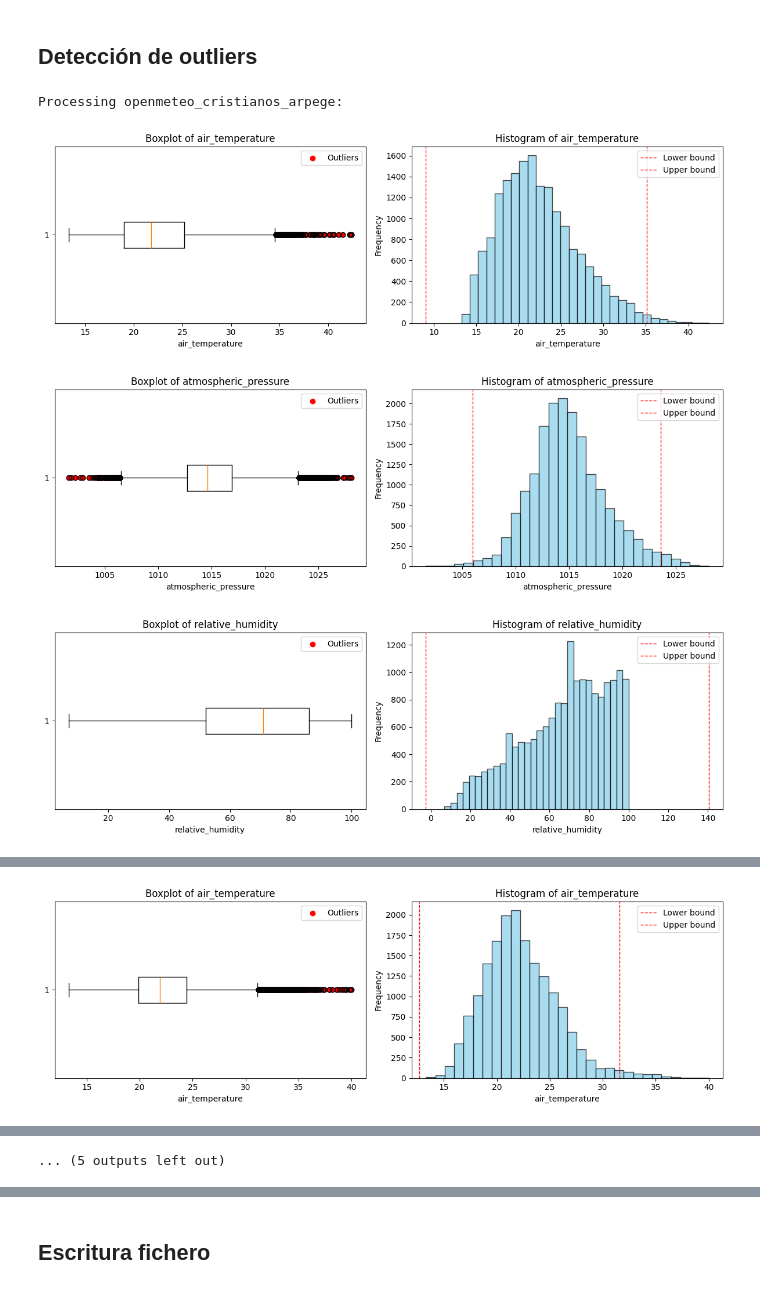
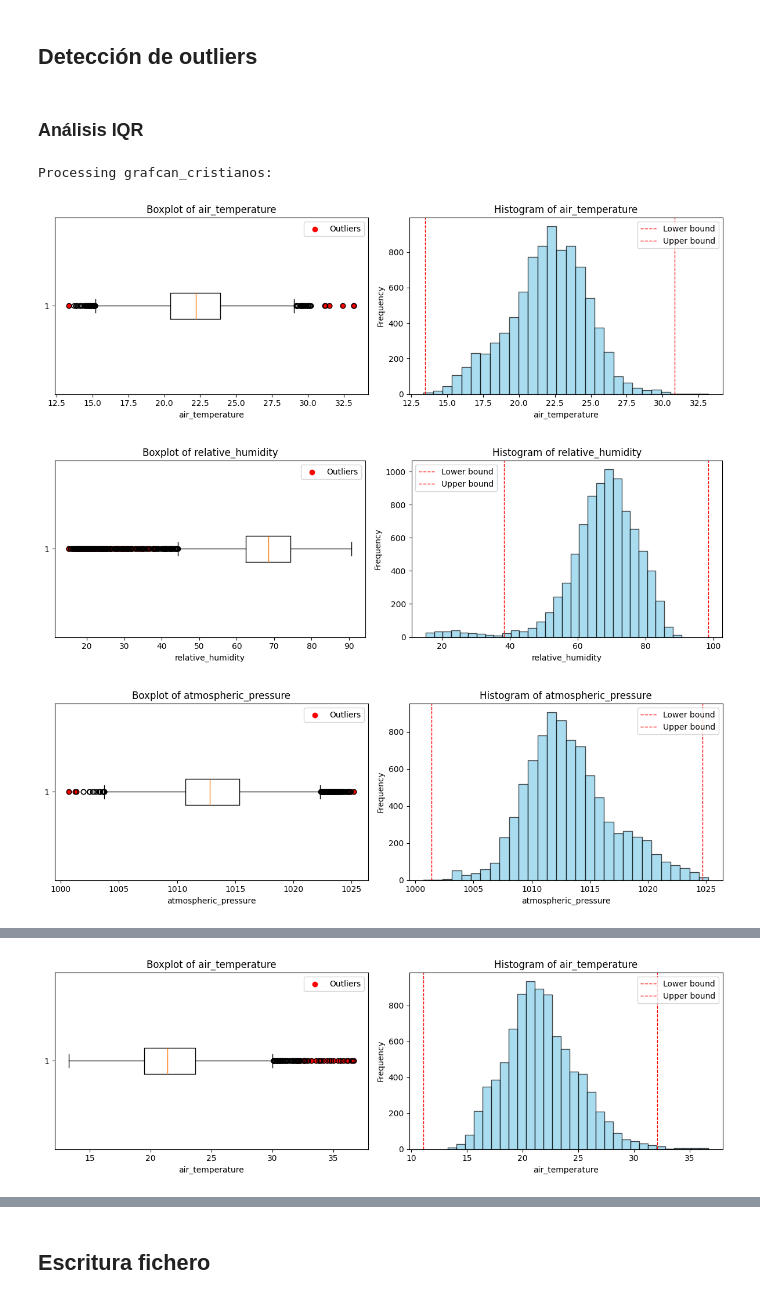
Before and after one commit to jose-r-morera/TFG_Time_Series_Forecast, a Jupyter notebook: 1_data_preprocessing/NO_analisis_cristianos.ipynb, the cells around one changed output, grey strips where cells are left out. Cells and saved outputs as stored; diff of their text form; code cells hidden in the pictures.

```diff
--- a/1_data_preprocessing/NO_analisis_cristianos.ipynb
+++ b/1_data_preprocessing/NO_analisis_cristianos.ipynb
@@ -179,5 +224,5 @@ def cubic_spline_interpolation(df):
 # %%
 for file_key, df_hourly in dataframes.items():
     # Perform cubic spline interpolation on the dataframe
-    cubic_spline_interpolation(df_hourly)
+    missing_interpolation(df_hourly)
 # %% [markdown]
@@ -270,4 +270,0 @@ Similarity Metrics for openmeteo_cristianos_arpege vs grafcan_cristianos
-# %%
-# Media de datasets openmeteo
-dataframes["openmeteo_avg"] = (dataframes["openmeteo_cristianos_arpege"] + dataframes["openmeteo_cristianos_icon"]) / 2
-datasets_similarity("openmeteo_avg", cristianos_grafcan)
@@ -373,7 +317,16 @@ Frequency: 0.00000003 Hz, Period: 8772.00 hours, Magnitude: 22231.6381
+# %%
+new_df_openmeteo = "openmeteo_" + location
+dataframes[new_df_openmeteo] = dataframes[openmeteo_icon].copy()
+
+# Erase individual dataframes
+del dataframes[openmeteo_icon]
+del dataframes[openmeteo_arpege]
 # %% [markdown]
 ## Detección de outliers
+# %% [markdown]
+### Análisis IQR
 # %%
-def detect_outliers_iqr(df, threshold=1.5, return_indices=False):
+def detect_outliers_iqr(df, columns, threshold=1.5, return_indices=False):
     """
     Detects and plots outliers in each numerical column of a Pandas DataFrame using the Interquartile Range (IQR) method.
     Optionally returns indices of the detected outliers.
@@ -390,7 +343,7 @@ def detect_outliers_iqr(df, threshold=1.5, return_indices=False):
     outliers_dict = {}
     outlier_indices_dict = {}
 
-    for column in df.select_dtypes(include=[np.number]).columns:
+    for column in df[columns].columns:
         # Calculate IQR-based bounds
         Q1 = df[column].quantile(0.25)
         Q3 = df[column].quantile(0.75)
@@ -430,30 +383,31 @@ def detect_outliers_iqr(df, threshold=1.5, return_indices=False):
         return outliers_dict, outlier_indices_dict
     return outliers_dict
 # %%
-threshold = 1.6
+threshold = 2
+columns = ["air_temperature", "relative_humidity", "atmospheric_pressure"]
 
 for file_key, df_hourly in dataframes.items():
     print(f"Processing {file_key}:")
 
     # Use the modified function to get both outlier values and their indices
-    outliers, outlier_indices = detect_outliers_iqr(df_hourly, threshold, return_indices=True)
+    outliers, outlier_indices = detect_outliers_iqr(df_hourly, columns, threshold, return_indices=True)
 
     # Print outliers for each column
     for column, indices in outlier_indices.items():
         print(f"  {column} outlier row indices: {indices}")
 
     # Combine all outlier indices from every column
     all_outlier_indices = set()
     for indices in outlier_indices.values():
         all_outlier_indices.update(indices)
 
     # Remove rows with any detected outlier
-    df_clean = df_hourly.drop(list(all_outlier_indices))
-    dataframes[file_key] = df_clean
+    # df_clean = df_hourly.drop(list(all_outlier_indices))
+    # dataframes[file_key] = df_clean
 
-    print(f"Removed {len(all_outlier_indices)} rows with outliers from {file_key}.\n")
+    print(f"Detected {len(all_outlier_indices)} rows with outliers from {file_key}.\n")
 # %% [output]
-Processing openmeteo_cristianos_arpege:
+Processing grafcan_cristianos:
-[figure, old version]
+[figure, new version]
-[figure, old version]
+[figure, new version]
-[figure, old version]
+[figure, new version]
@@ -466 +420 @@ Processing openmeteo_cristianos_icon:
-[figure, old version]
+[figure, new version]
@@ -478 +426,0 @@ Processing grafcan_cristianos:
-... (5 outputs left out)
```
Also changed, not shown: parts of 33 cells of this notebook, 27 other files.
